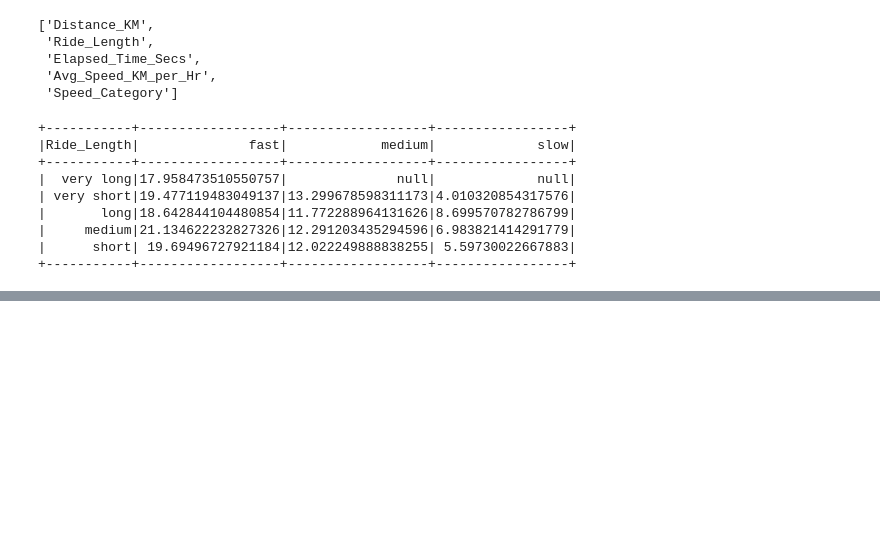
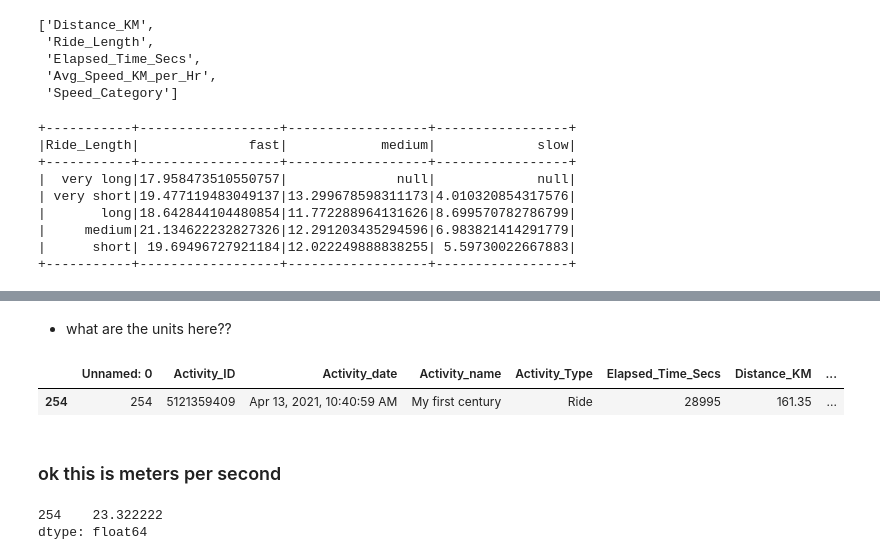
Before and after one commit to brianclements03/my_strava_project, a Jupyter notebook: Activities_Exploration_Pyspark.ipynb, the cells around one changed output, grey strips where cells are left out. Saved outputs shown, nothing was run; the diff lists cells and outputs as text; code cells hidden in the pictures; blank space fills up the shorter version.

```diff
--- a/Activities_Exploration_Pyspark.ipynb
+++ b/Activities_Exploration_Pyspark.ipynb
@@ -700,0 +742,2 @@ AttributeError: 'GroupedData' object has no attribute '_get_object_id'
+# %%
+test = all_activities[all_activities.Distance_KM > 150]
@@ -700,0 +776,7 @@ AttributeError: 'GroupedData' object has no attribute '_get_object_id'
+# %% [markdown]
+- what are the units here??
+# %%
+test
+# %% [output]
+|  | Unnamed: 0 | Activity_ID | Activity_date | Activity_name | Activity_Type | Elapsed_Time_Secs | Distance_KM | ... |
+| 254 | 254 | 5121359409 | Apr 13, 2021, 10:40:59 AM | My first century | Ride | 28995 | 161.35 | ... |
@@ -700,0 +785,7 @@ AttributeError: 'GroupedData' object has no attribute '_get_object_id'
+# %% [markdown]
+### ok this is meters per second
+# %%
+mps*3600/1000
+# %% [output]
+254    23.322222
+dtype: float64
```
Also changed, not shown: parts of 16 cells of this notebook.
